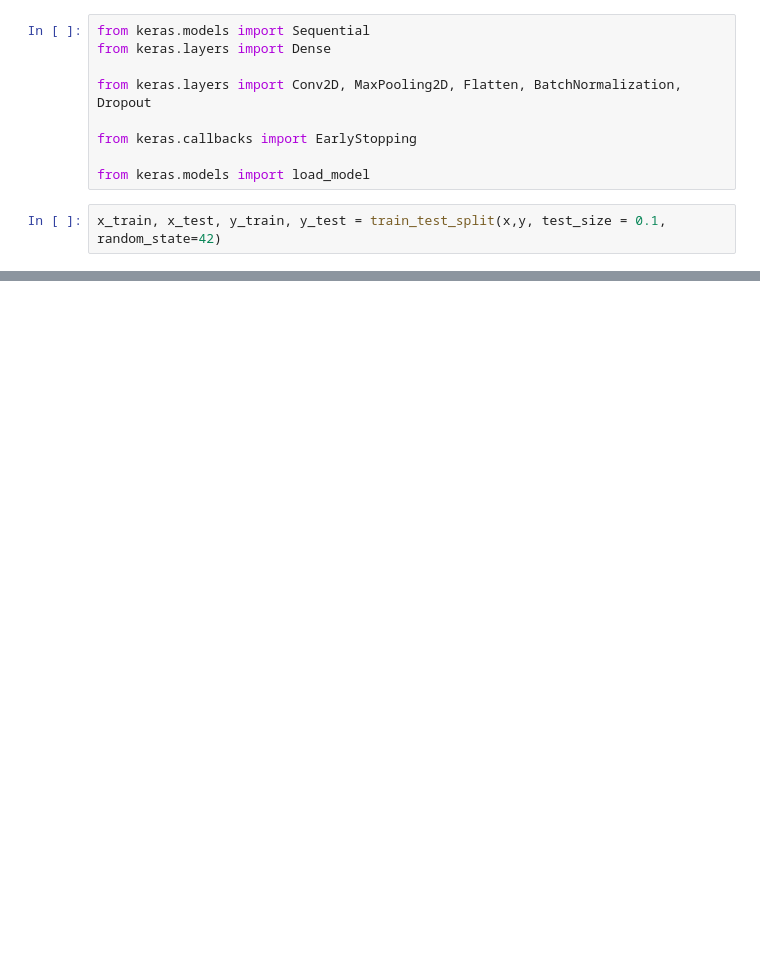
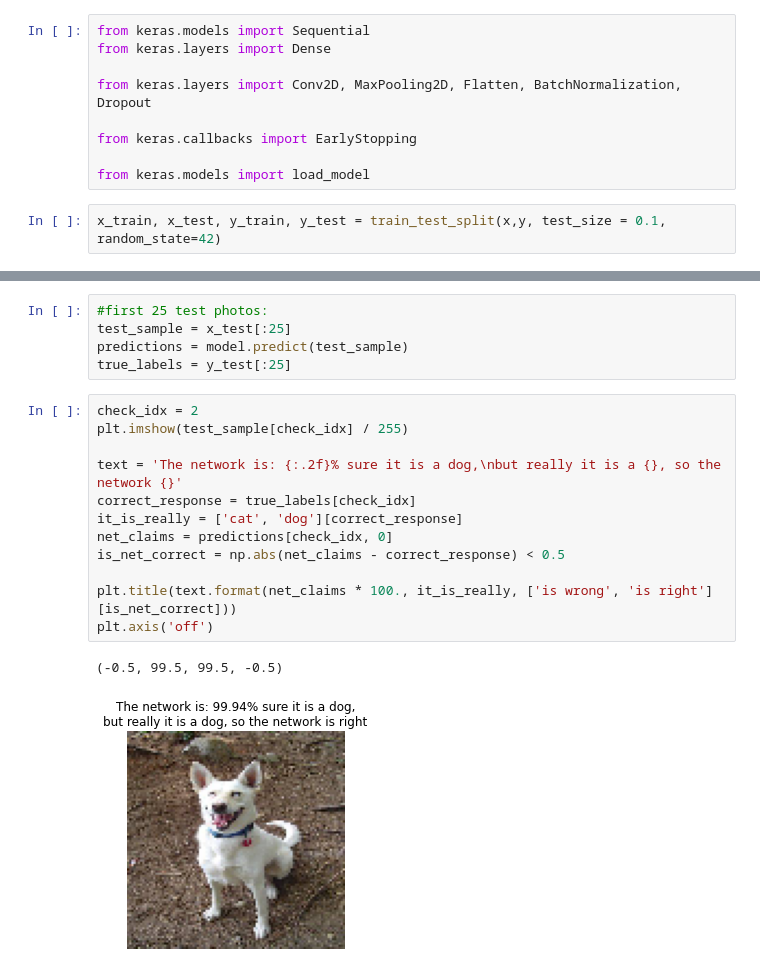
Before and after one commit to Mik3KL0/ML_Python_Proj, a Jupyter notebook: 46341.ipynb, the cells around one changed output, grey strips where cells are left out. Saved outputs shown, nothing was run; the diff lists cells and outputs as text; blank space fills up the shorter version.

```diff
--- a/46341.ipynb
+++ b/46341.ipynb
@@ -200,0 +207,20 @@ Accuracy on the test data:
+# %%
+#first 25 test photos:
+test_sample = x_test[:25]
+predictions = model.predict(test_sample)
+true_labels = y_test[:25]
+# %%
+check_idx = 2
+plt.imshow(test_sample[check_idx] / 255)
+
+text = 'The network is: {:.2f}% sure it is a dog,\nbut really it is a {}, so the network {}'
+correct_response = true_labels[check_idx]
+it_is_really = ['cat', 'dog'][correct_response]
+net_claims = predictions[check_idx, 0]
+is_net_correct = np.abs(net_claims - correct_response) < 0.5
+
+plt.title(text.format(net_claims * 100., it_is_really, ['is wrong', 'is right'][is_net_correct]))
+plt.axis('off')
+# %% [output]
+(-0.5, 99.5, 99.5, -0.5)
+[figure, added]
```
Also changed, not shown: parts of 14 cells of this notebook.
